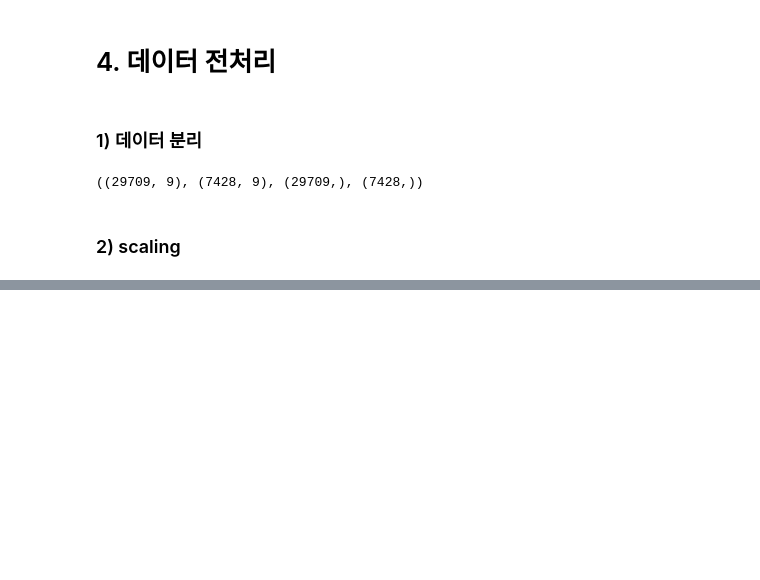
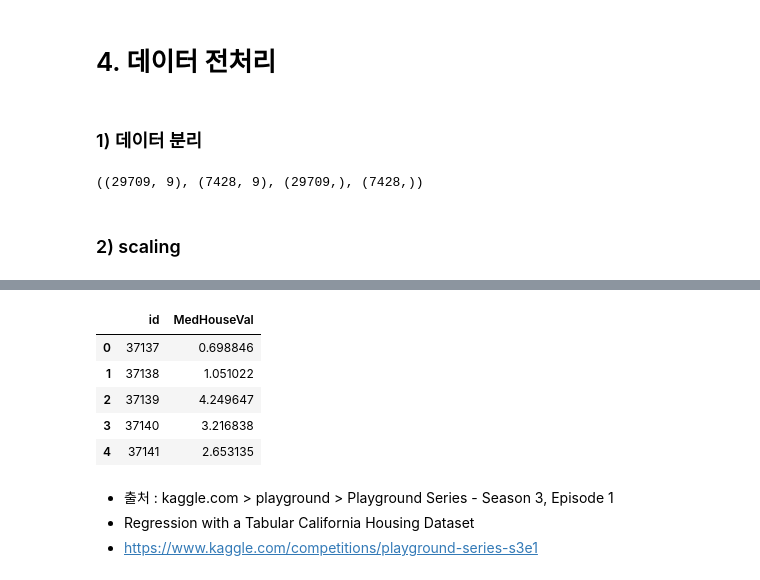
Before and after one commit to DohGwangSun/California-Housing-Value, a Jupyter notebook: California_Baseline.ipynb, the cells around one changed output, grey strips where cells are left out. Saved outputs shown, nothing was run; the diff lists cells and outputs as text; code cells hidden in the pictures; blank space fills up the shorter version.

```diff
--- a/California_Baseline.ipynb
+++ b/California_Baseline.ipynb
@@ -153,0 +290,9 @@ X_valid_scaled = scaler.transform(X_valid)
+# %%
+submission.head()
+# %% [output]
+|  | id | MedHouseVal |
+| 0 | 37137 | 0.698846 |
+| 1 | 37138 | 1.051022 |
+| 2 | 37139 | 4.249647 |
+| 3 | 37140 | 3.216838 |
+| 4 | 37141 | 2.653135 |
@@ -153,0 +306,4 @@ X_valid_scaled = scaler.transform(X_valid)
+# %% [markdown]
+* 출처 : kaggle.com > playground > Playground Series - Season 3, Episode 1
+* Regression with a Tabular California Housing Dataset
+* https://www.kaggle.com/competitions/playground-series-s3e1
```
Also changed, not shown: parts of 46 cells of this notebook.
